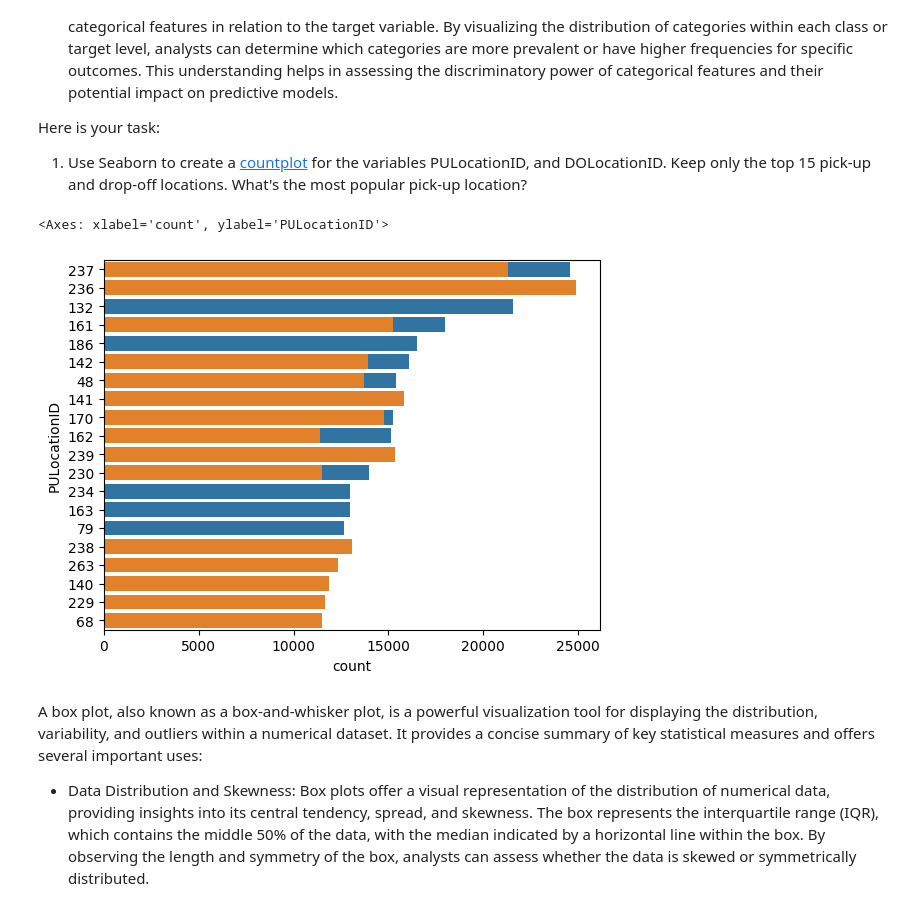
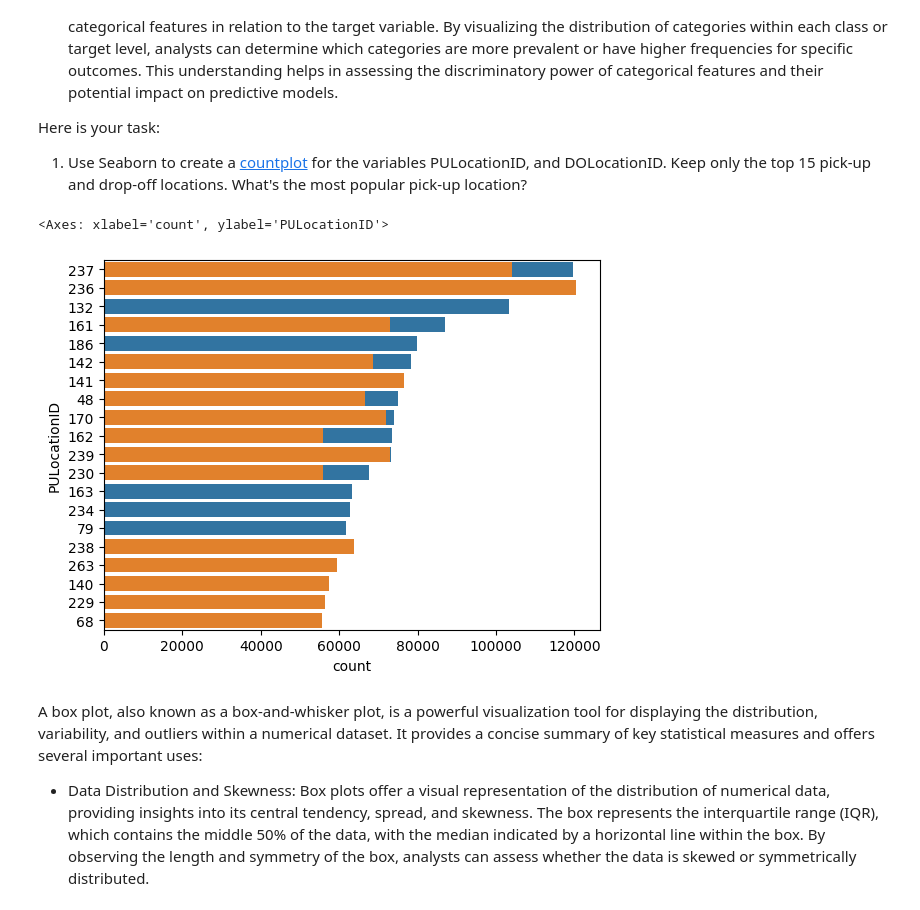
Before and after one commit to Ashok401/ooplqcp, a Jupyter notebook: Student_MLE_MiniProject_EDA.ipynb, the cells around one changed output. Drawn from its saved outputs; the diff is of its cells as text; code cells hidden in the pictures.

```diff
--- a/Student_MLE_MiniProject_EDA.ipynb
+++ b/Student_MLE_MiniProject_EDA.ipynb
@@ -170,13 +170,13 @@ Here is your task:
   1. Use Seaborn to create a [countplot](https://seaborn.pydata.org/generated/seaborn.countplot.html) for the variables PULocationID, and DOLocationID. Keep only the top 15 pick-up and drop-off locations. What's the most popular pick-up location?
 # %%
 # Create a Seaborn countplot for PULocationID and DOLocationID. Only plot the top 15 categories by value counts.
-top_15 = sample_df['PULocationID'].value_counts().head(15).index
-sns.countplot(y='PULocationID', data=sample_df, order=top_15)
-top_15 = sample_df['DOLocationID'].value_counts().head(15).index
-sns.countplot(y='DOLocationID', data=sample_df, order=top_15)
+top_15 = df['PULocationID'].value_counts().head(15).index
+sns.countplot(y='PULocationID', data=df, order=top_15)
+top_15 = df['DOLocationID'].value_counts().head(15).index
+sns.countplot(y='DOLocationID', data=df, order=top_15)
 # %% [output]
 <Axes: xlabel='count', ylabel='PULocationID'>
-[figure, old version]
+[figure, new version]
 # %% [markdown]
 A box plot, also known as a box-and-whisker plot, is a powerful visualization tool for displaying the distribution, variability, and outliers within a numerical dataset. It provides a concise summary of key statistical measures and offers several important uses:
 
```
